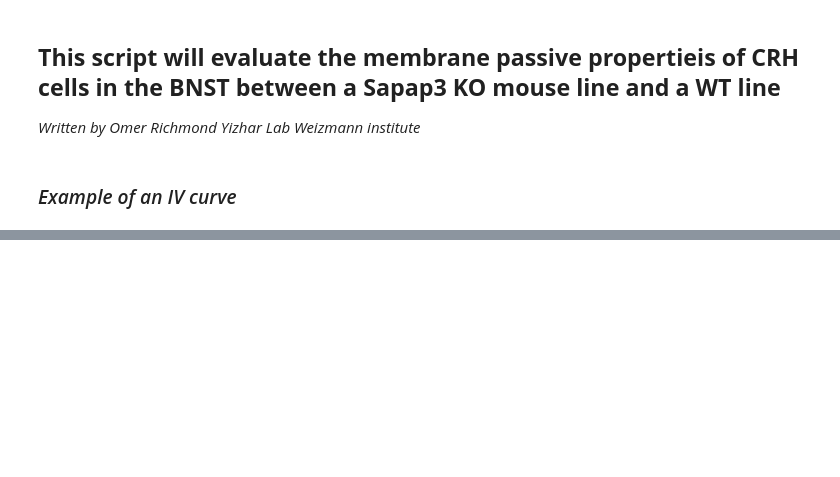
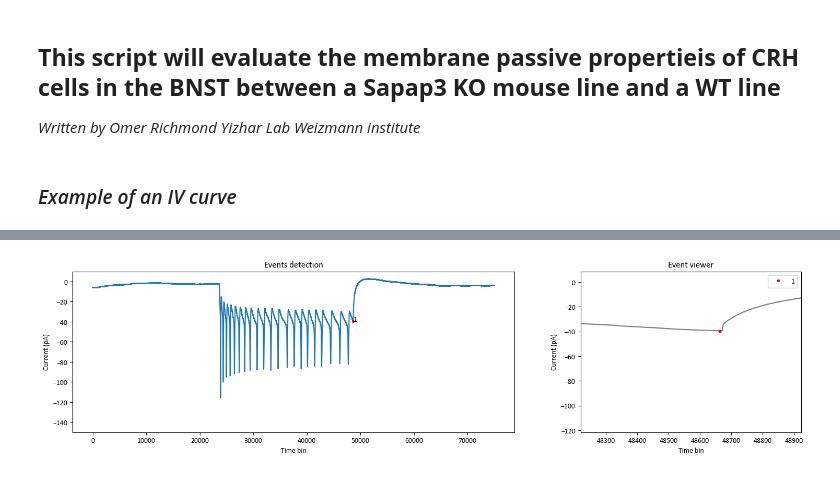
Before and after one commit to OmeRichWeizmann/Yizhar_lab, a Jupyter notebook: Uri's_Sapap3/ephys_sapap3_vs_wt.ipynb, the cells around one changed output, grey strips where cells are left out. Saved outputs shown, nothing was run; the diff lists cells and outputs as text; code cells hidden in the pictures; blank space fills up the shorter version.

```diff
--- a/Uri's_Sapap3/ephys_sapap3_vs_wt.ipynb
+++ b/Uri's_Sapap3/ephys_sapap3_vs_wt.ipynb
@@ -46,29 +52,0 @@ plt.tight_layout()
-# %%
-path = "data/"
-signal_channel = 0
-stimulation_channel = 1
-for file in os.listdir(path):
-    file_path = os.path.join(path, file)
-    if file.endswith('.abf'):
-        abf = pyabf.ABF(file_path)
-        for sweep in abf.sweepList:
-            abf.setSweep(sweep, channel=0, baseline=[0, 1000])
-
-
-
-            # Example: Plot the raw data for each sweep
-            plt.figure(figsize=(10, 5))
-            abf.plotData()
-            plt.title(f"ABF Data from {file}, Sweep {sweep}")
-            plt.xlabel("Time (s)")
-            plt.ylabel("Voltage (mV)")
-            plt.show()
-        plt.figure(figsize=(10, 5))
-        abf.plotData()
-        plt.title(f"ABF Data from {file}")
-        plt.xlabel("Time (s)")
-        plt.ylabel("Voltage (mV)")
-        plt.show()
-
-        # Here you can add more analysis and plotting as per your requirements
-        # For example, calculating firing rate, EPSC/IPSC amplitudes, etc.
@@ -74,0 +186,4 @@ for file in os.listdir(path):
+# %%
+tbl = peaks_finder(-abf.sweepY-60,10,80,0.5,50000)
+# %% [output]
+[figure, added]
```
Also changed, not shown: parts of 5 cells of this notebook.
